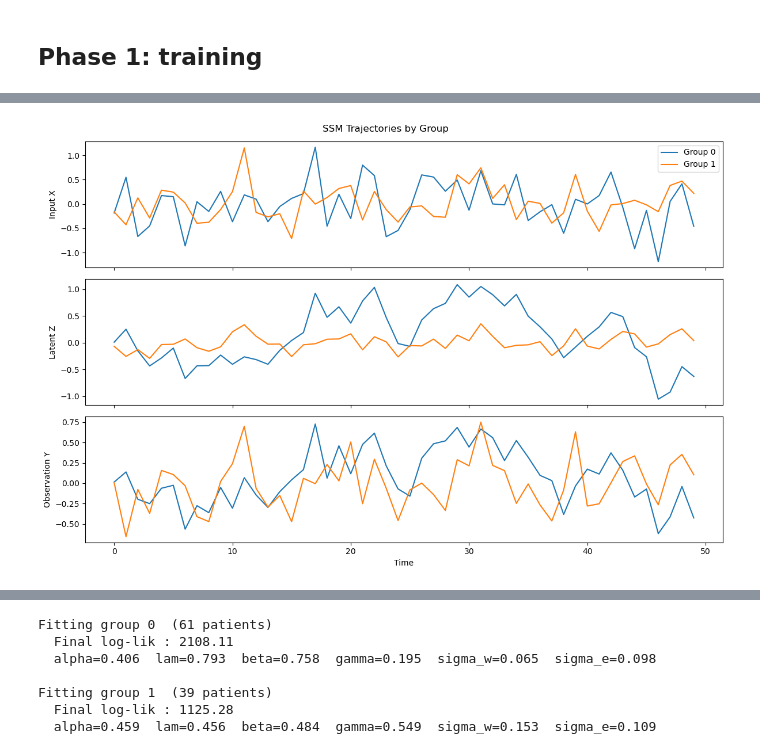
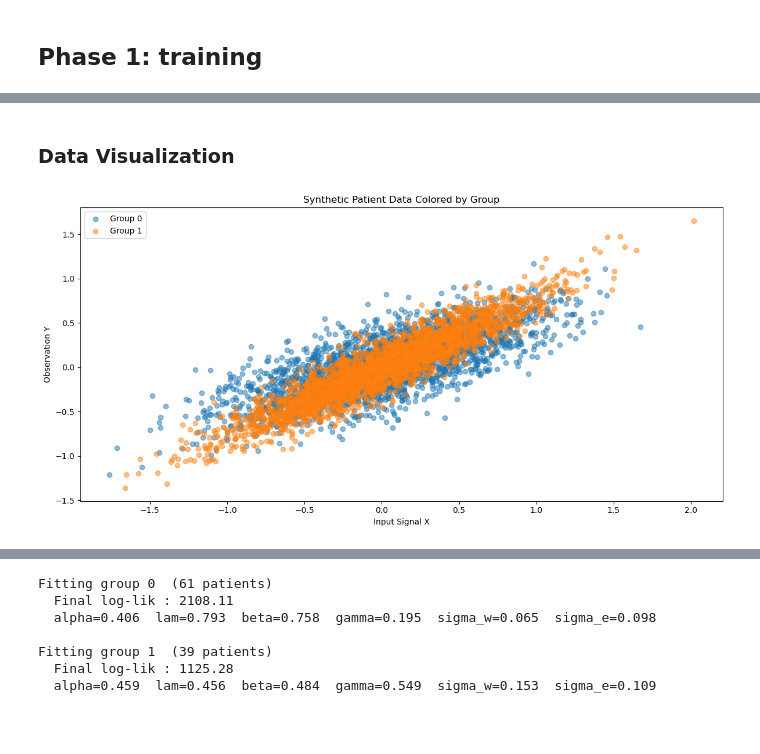
Before and after one commit to Analia7/mediators, a Jupyter notebook: active_discovery_of_latent_dynamic_mediators.ipynb, the cells around one changed output, grey strips where cells are left out. Drawn from its saved outputs; the diff is of its cells as text; code cells hidden in the pictures; blank space fills up the shorter version.

```diff
--- a/active_discovery_of_latent_dynamic_mediators.ipynb
+++ b/active_discovery_of_latent_dynamic_mediators.ipynb
@@ -97,17 +18,2 @@ plt.show()
-# %%
-fig, axes = plt.subplots(3, 1, figsize=(12, 8), sharex=True)
-for group in [0, 1]:
-    idx = np.where(j_train == group)[0][0]  # one patient per group
-    axes[0].plot(X_train[idx], label=f'Group {group}')
-    axes[1].plot(Z_train[idx])
-    axes[2].plot(Y_train[idx])
-
-axes[0].set_ylabel('Input X'); axes[0].legend()
-axes[1].set_ylabel('Latent Z')
-axes[2].set_ylabel('Observation Y')
-axes[2].set_xlabel('Time')
-plt.suptitle('SSM Trajectories by Group')
-plt.tight_layout()
-plt.show()
-# %% [output]
-[figure, removed]
+# %% [markdown]
+### Data Visualization
@@ -113,0 +23,4 @@ plt.show()
+# %%
+plot_scatter_by_group(X_train, Y_train, groups=j_train)
+# %% [output]
+[figure, added]
```
Also changed, not shown: parts of 11 cells of this notebook, 4 other files.
